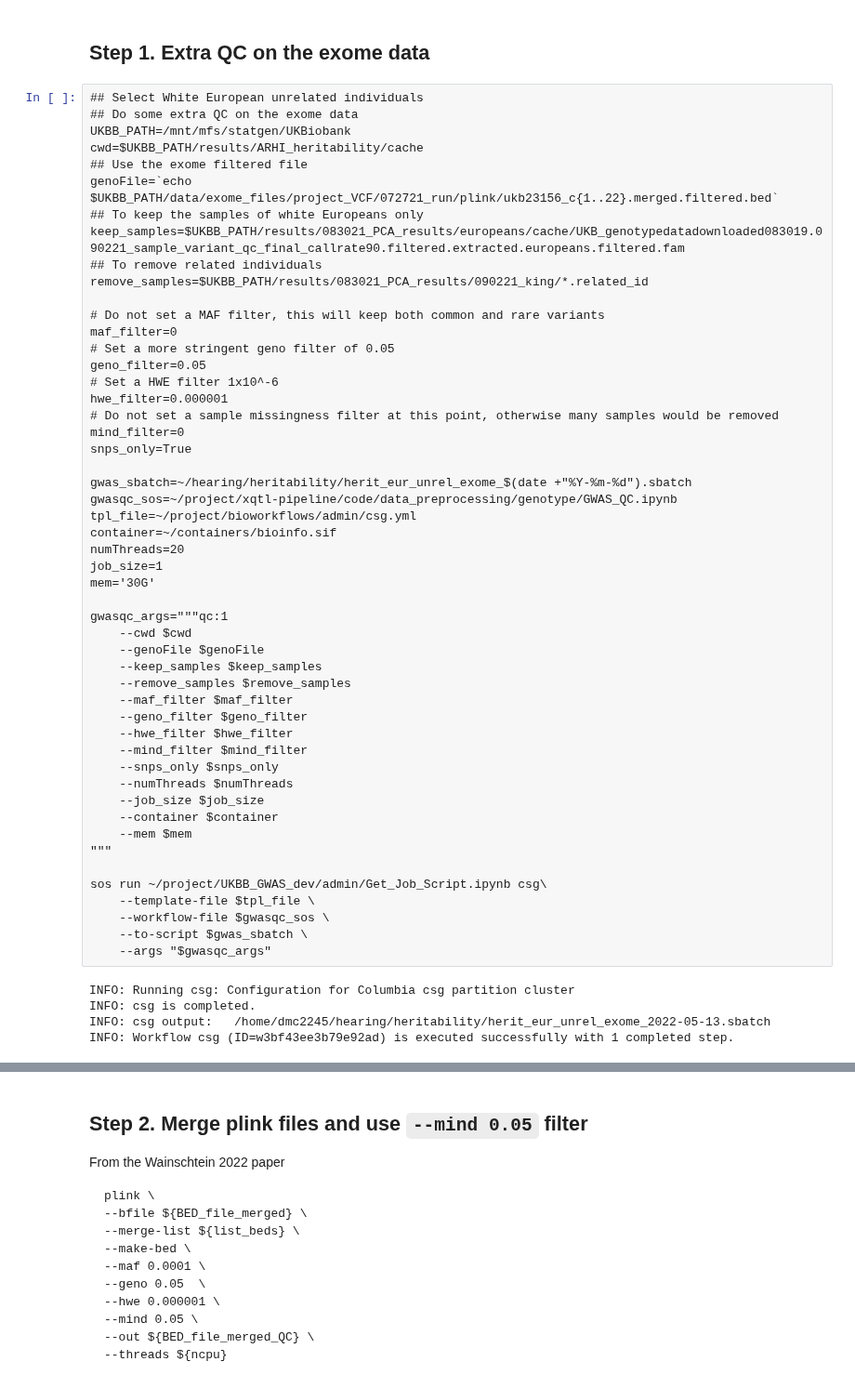
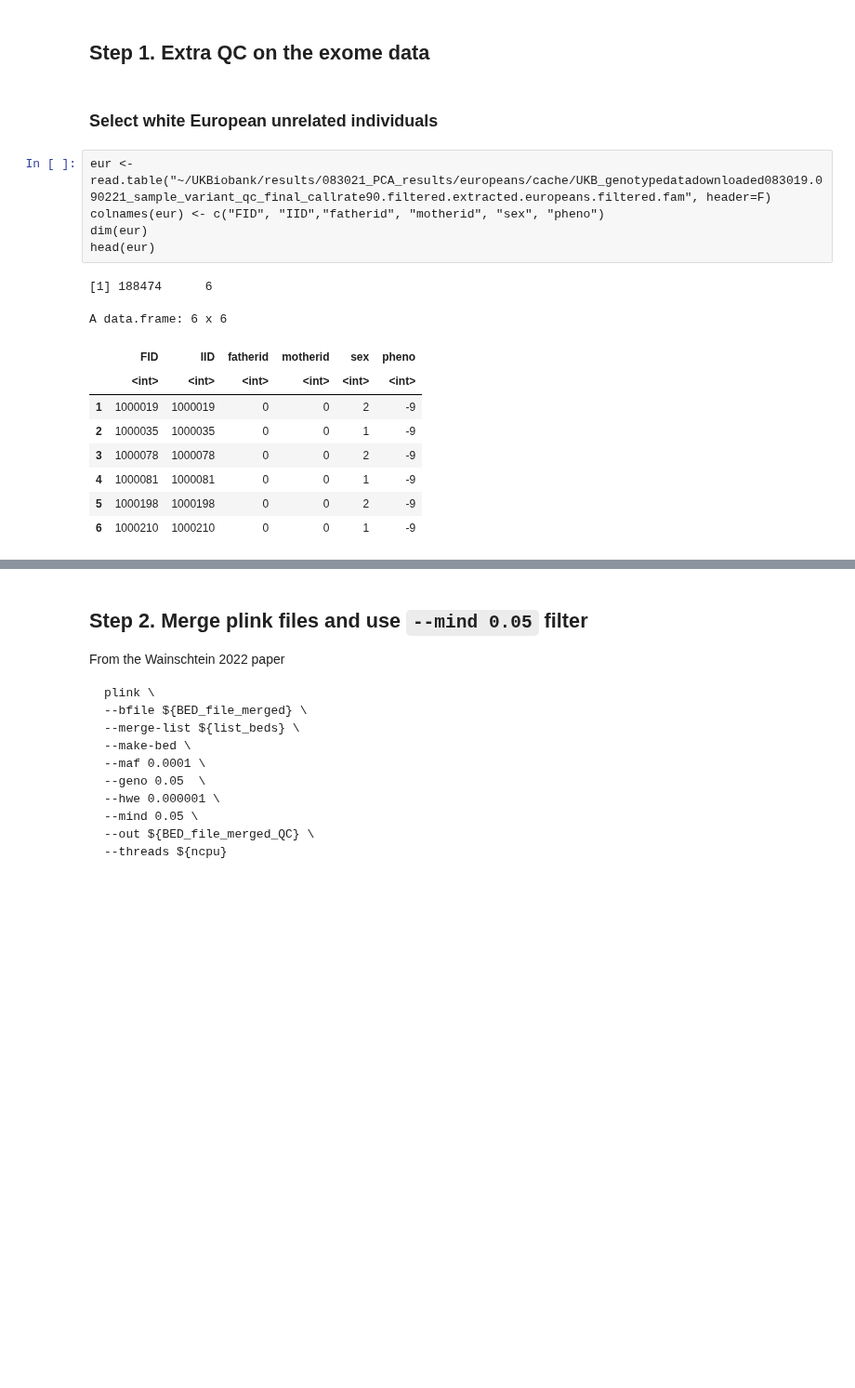
Before and after one commit to statgenetics/UKBB_GWAS_dev, a Jupyter notebook: workflow/rare_variants/050922_rare_variant_heritability.ipynb, the cells around one changed output, grey strips where cells are left out. Shown at 93% size. Drawn from its saved outputs; the diff is of its cells as text; blank space fills up the shorter version.

```diff
--- a/workflow/rare_variants/050922_rare_variant_heritability.ipynb
+++ b/workflow/rare_variants/050922_rare_variant_heritability.ipynb
@@ -94,59 +94,21 @@ Here we start with QC'ed exome sequence data but we will generate additional fil
 ### Build the GRM from the exome sequence data?
 # %% [markdown]
 ## Step 1. Extra QC on the exome data
-# %%
-## Select White European unrelated individuals
-## Do some extra QC on the exome data
-UKBB_PATH=/mnt/mfs/statgen/UKBiobank
-cwd=$UKBB_PATH/results/ARHI_heritability/cache
-## Use the exome filtered file
-genoFile=`echo $UKBB_PATH/data/exome_files/project_VCF/072721_run/plink/ukb23156_c{1..22}.merged.filtered.bed`
-## To keep the samples of white Europeans only
-keep_samples=$UKBB_PATH/results/083021_PCA_results/europeans/cache/UKB_genotypedatadownloaded083019.090221_sample_variant_qc_final_callrate90.filtered.extracted.europeans.filtered.fam
-## To remove related individuals
-remove_samples=$UKBB_PATH/results/083021_PCA_results/090221_king/*.related_id
-
-# Do not set a MAF filter, this will keep both common and rare variants
-maf_filter=0
-# Set a more stringent geno filter of 0.05
-geno_filter=0.05
-# Set a HWE filter 1x10^-6
-hwe_filter=0.000001
-# Do not set a sample missingness filter at this point, otherwise many samples would be removed
-mind_filter=0
-snps_only=True
-
-gwas_sbatch=~/hearing/heritability/herit_eur_unrel_exome_$(date +"%Y-%m-%d").sbatch
-gwasqc_sos=~/project/xqtl-pipeline/code/data_preprocessing/genotype/GWAS_QC.ipynb
-tpl_file=~/project/bioworkflows/admin/csg.yml
-container=~/containers/bioinfo.sif
-numThreads=20
-job_size=1
-mem='30G'
-
-gwasqc_args="""qc:1
-    --cwd $cwd
-    --genoFile $genoFile
-    --keep_samples $keep_samples
-    --remove_samples $remove_samples
-    --maf_filter $maf_filter
-    --geno_filter $geno_filter
-    --hwe_filter $hwe_filter
-    --mind_filter $mind_filter
-    --snps_only $snps_only
-    --numThreads $numThreads
-    --job_size $job_size
-    --container $container
-    --mem $mem
-"""
-
-sos run ~/project/UKBB_GWAS_dev/admin/Get_Job_Script.ipynb csg\
-    --template-file $tpl_file \
-    --workflow-file $gwasqc_sos \
-    --to-script $gwas_sbatch \
-    --args "$gwasqc_args"
-# %% [output]
-INFO: Running csg: Configuration for Columbia csg partition cluster
-INFO: csg is completed.
-INFO: csg output:   /home/dmc2245/hearing/heritability/herit_eur_unrel_exome_2022-05-13.sbatch
-INFO: Workflow csg (ID=w3bf43ee3b79e92ad) is executed successfully with 1 completed step.
+# %% [markdown]
+### Select white European unrelated individuals
+# %%
+eur <- read.table("~/UKBiobank/results/083021_PCA_results/europeans/cache/UKB_genotypedatadownloaded083019.090221_sample_variant_qc_final_callrate90.filtered.extracted.europeans.filtered.fam", header=F)
+colnames(eur) <- c("FID", "IID","fatherid", "motherid", "sex", "pheno")
+dim(eur)
+head(eur)
+# %% [output]
+[1] 188474      6
+A data.frame: 6 x 6
+|  | FID | IID | fatherid | motherid | sex | pheno |
+|  | <int> | <int> | <int> | <int> | <int> | <int> |
+| 1 | 1000019 | 1000019 | 0 | 0 | 2 | -9 |
+| 2 | 1000035 | 1000035 | 0 | 0 | 1 | -9 |
+| 3 | 1000078 | 1000078 | 0 | 0 | 2 | -9 |
+| 4 | 1000081 | 1000081 | 0 | 0 | 1 | -9 |
+| 5 | 1000198 | 1000198 | 0 | 0 | 2 | -9 |
+| 6 | 1000210 | 1000210 | 0 | 0 | 1 | -9 |
```
Also changed, not shown: parts of 55 cells of this notebook, 2 other files.
